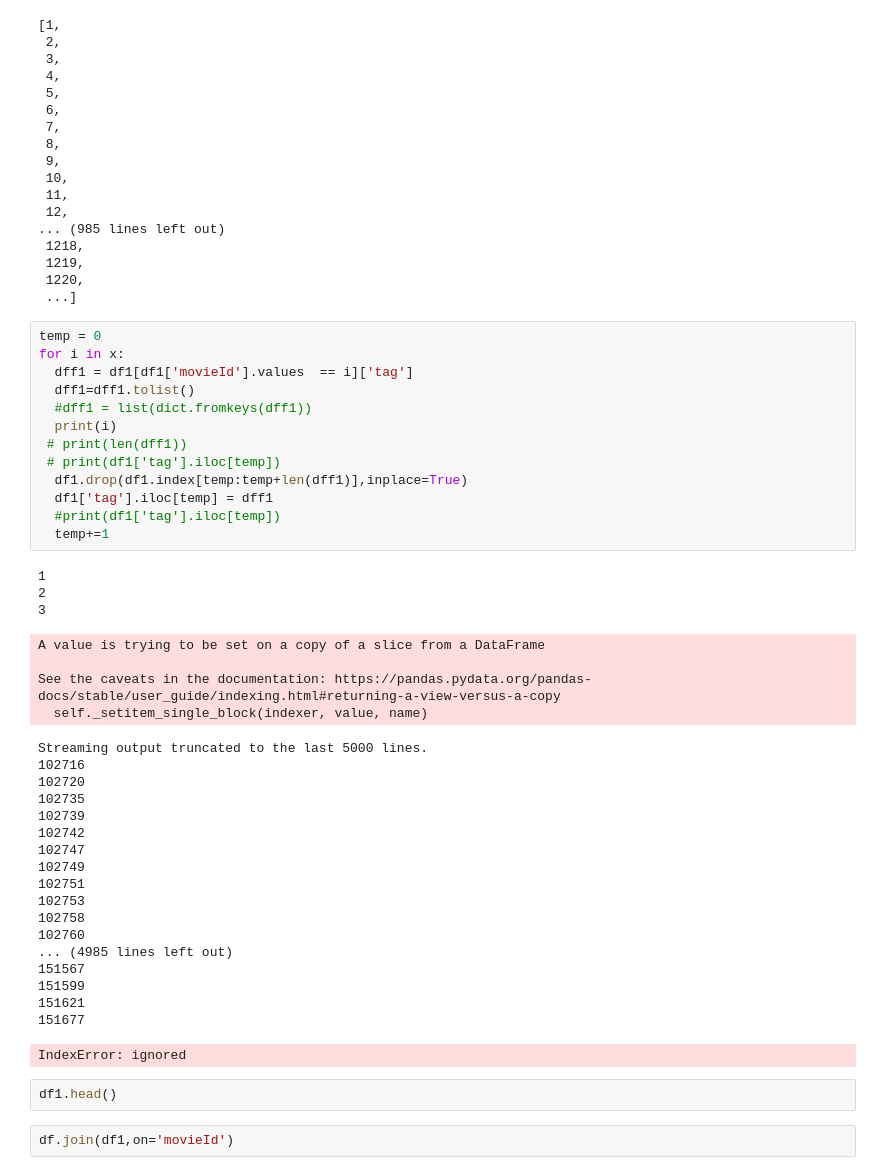
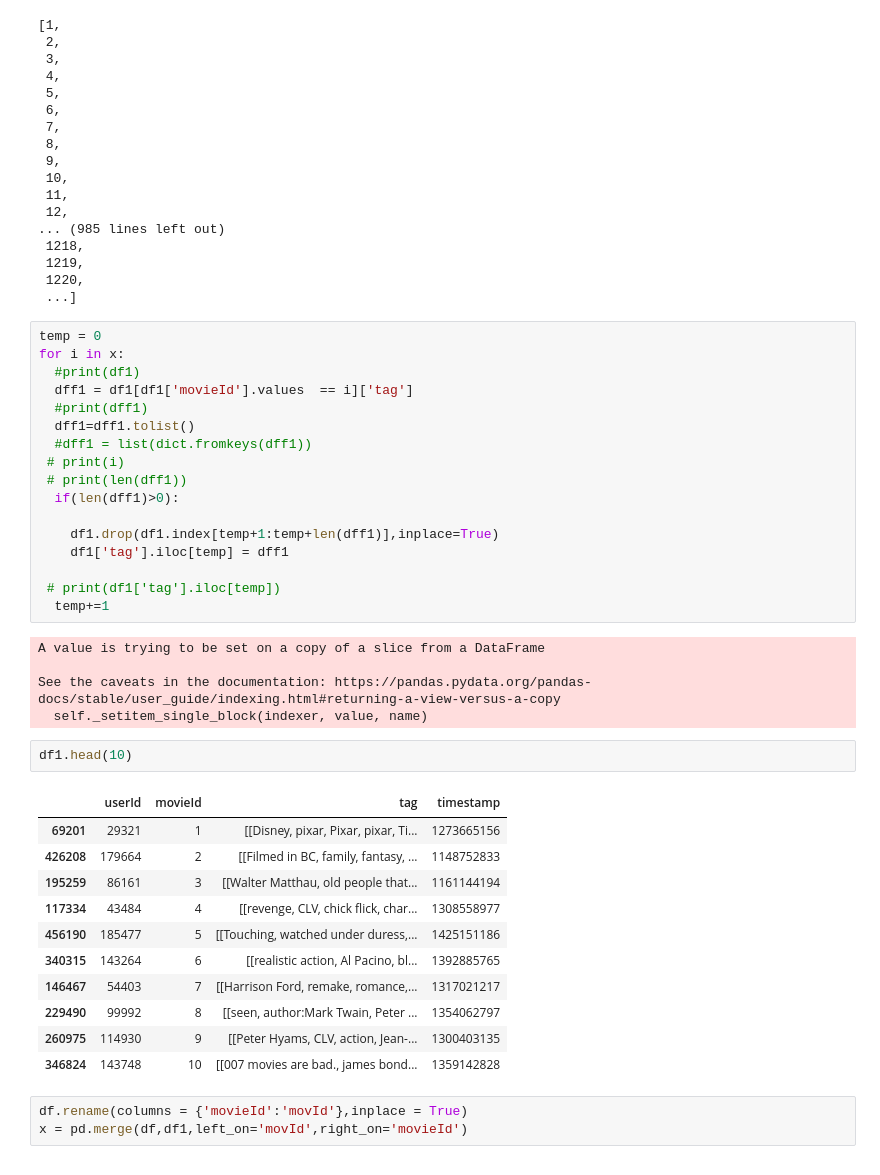
Before and after one commit to El-Wally/Movie-Recommender, a Jupyter notebook: MoviesRecommender.ipynb, the cells around one changed output. Saved outputs shown, nothing was run; the diff lists cells and outputs as text.

Commit message:
Merged both data frames

```diff
--- a/MoviesRecommender.ipynb
+++ b/MoviesRecommender.ipynb
@@ -182,43 +182,39 @@ x
 # %%
 temp = 0
 for i in x:
+  #print(df1)
   dff1 = df1[df1['movieId'].values  == i]['tag']
+  #print(dff1)
   dff1=dff1.tolist()
   #dff1 = list(dict.fromkeys(dff1))
-  print(i)
+ # print(i)
  # print(len(dff1))
+  if(len(dff1)>0):
+
+    df1.drop(df1.index[temp+1:temp+len(dff1)],inplace=True)
+    df1['tag'].iloc[temp] = dff1
+
  # print(df1['tag'].iloc[temp])
-  df1.drop(df1.index[temp:temp+len(dff1)],inplace=True)
-  df1['tag'].iloc[temp] = dff1
-  #print(df1['tag'].iloc[temp])
   temp+=1
 # %% [output]
-1
-2
-3
+A value is trying to be set on a copy of a slice from a DataFrame
+
+See the caveats in the documentation: https://pandas.pydata.org/pandas-docs/stable/user_guide/indexing.html#returning-a-view-versus-a-copy
+  self._setitem_single_block(indexer, value, name)
-A value is trying to be set on a copy of a slice from a DataFrame
-
-See the caveats in the documentation: https://pandas.pydata.org/pandas-docs/stable/user_guide/indexing.html#returning-a-view-versus-a-copy
-  self._setitem_single_block(indexer, value, name)
-Streaming output truncated to the last 5000 lines.
-102716
-102720
-102735
-102739
-102742
-102747
-102749
-102751
-102753
-102758
-102760
-... (4985 lines left out)
-151567
-151599
-151621
-151677
-IndexError: ignored
 # %%
-df1.head()
+df1.head(10)
+# %% [output]
+|  | userId | movieId | tag | timestamp |
+| 69201 | 29321 | 1 | [[Disney, pixar, Pixar, pixar, Ti... | 1273665156 |
+| 426208 | 179664 | 2 | [[Filmed in BC, family, fantasy, ... | 1148752833 |
+| 195259 | 86161 | 3 | [[Walter Matthau, old people that... | 1161144194 |
+| 117334 | 43484 | 4 | [[revenge, CLV, chick flick, char... | 1308558977 |
+| 456190 | 185477 | 5 | [[Touching, watched under duress,... | 1425151186 |
+| 340315 | 143264 | 6 | [[realistic action, Al Pacino, bl... | 1392885765 |
+| 146467 | 54403 | 7 | [[Harrison Ford, remake, romance,... | 1317021217 |
+| 229490 | 99992 | 8 | [[seen, author:Mark Twain, Peter ... | 1354062797 |
+| 260975 | 114930 | 9 | [[Peter Hyams, CLV, action, Jean-... | 1300403135 |
+| 346824 | 143748 | 10 | [[007 movies are bad., james bond... | 1359142828 |
-# %%
-df.join(df1,on='movieId')
+# %%
+df.rename(columns = {'movieId':'movId'},inplace = True)
+x = pd.merge(df,df1,left_on='movId',right_on='movieId')
```
Also changed, not shown: parts of 2 cells of this notebook.
